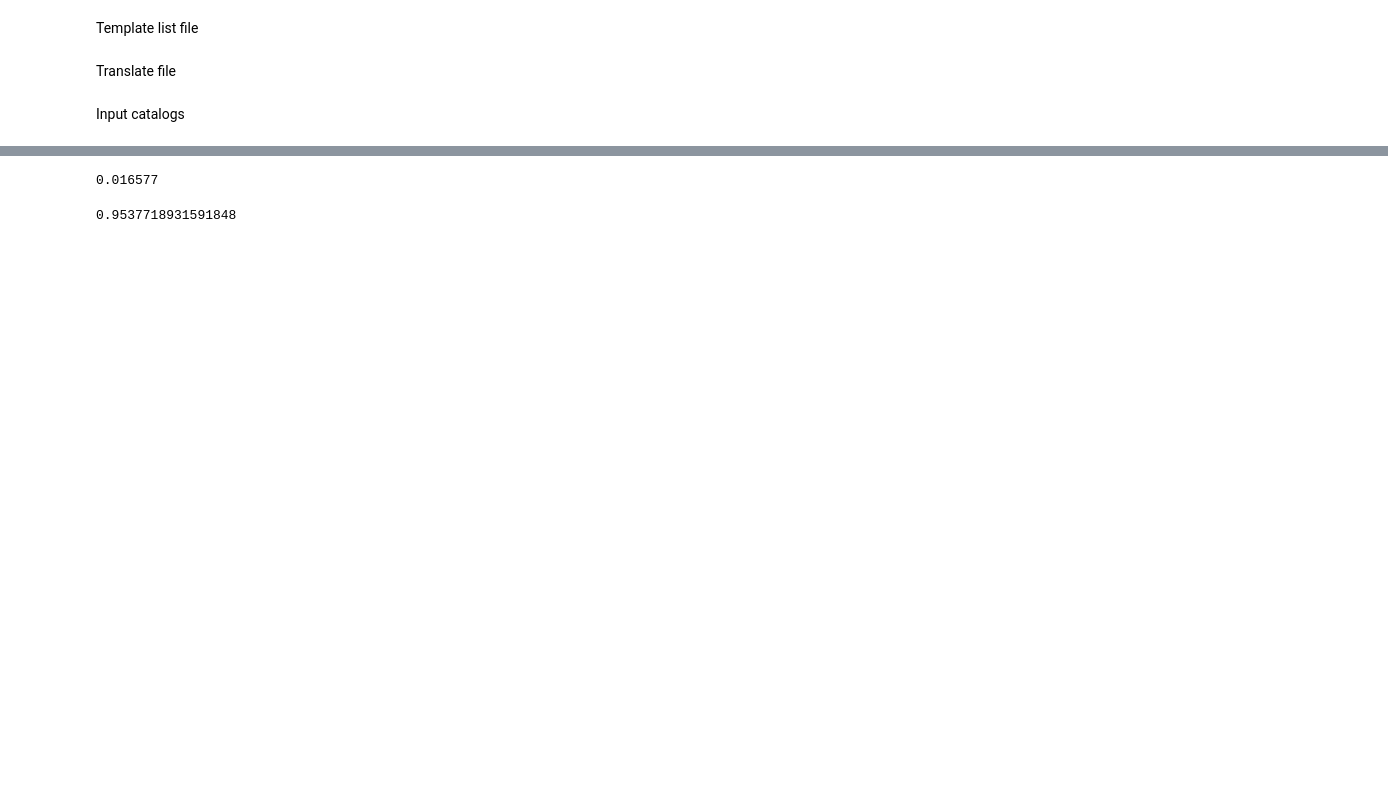
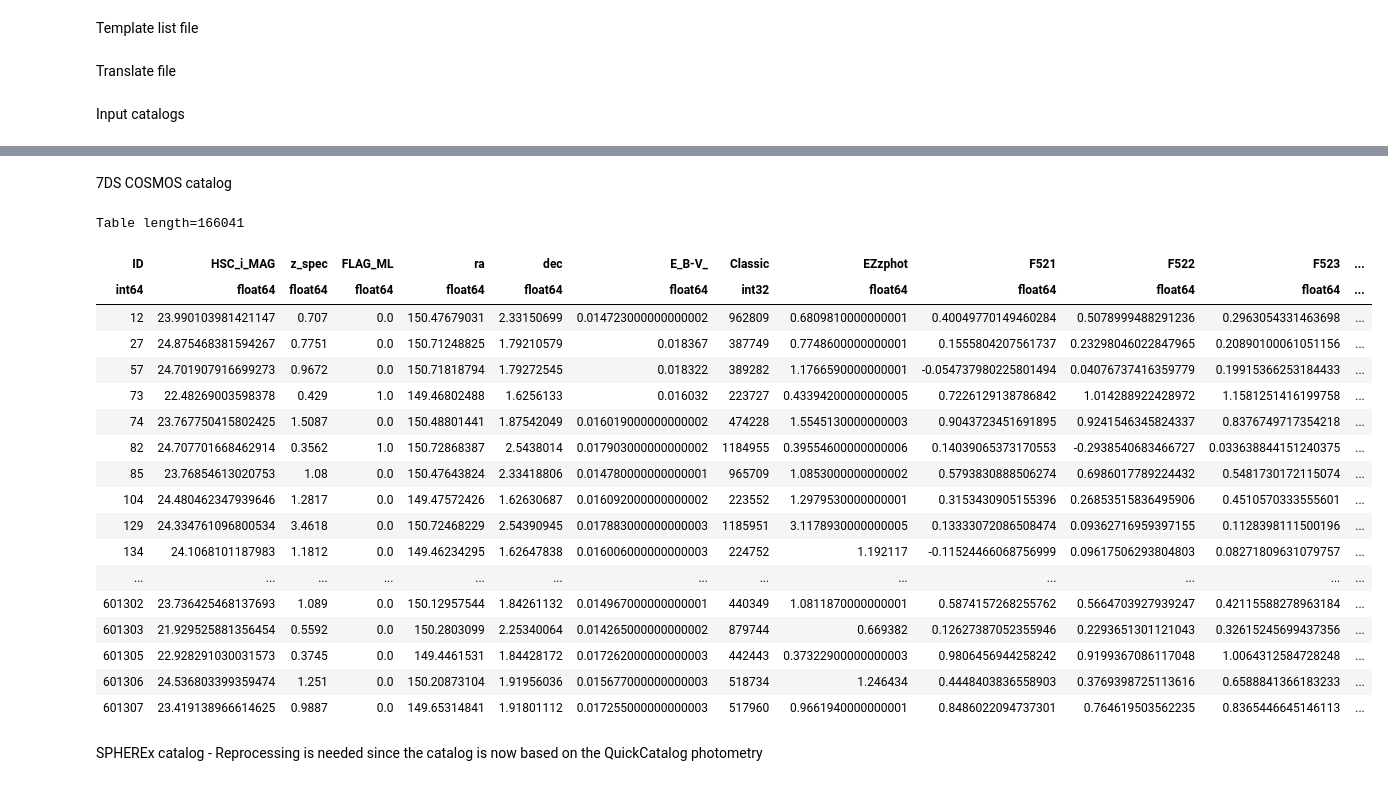
Before and after one commit to hbahk/spherex-challenge, a Jupyter notebook: joint_challenge/make_eazy_feeds.ipynb, the cells around one changed output, grey strips where cells are left out. Saved outputs shown, nothing was run; the diff lists cells and outputs as text; code cells hidden in the pictures; blank space fills up the shorter version.

Commit message:
make ez input files for 3rd challenge

```diff
--- a/joint_challenge/make_eazy_feeds.ipynb
+++ b/joint_challenge/make_eazy_feeds.ipynb
@@ -225,8 +139,65 @@ Table length=10000
-# %%
-np.median(base['E_B-V_'])
-# %% [output]
-0.016577
-# %%
-10**(-0.4 * 0.016577*3.1)
-# %% [output]
-0.9537718931591848
+# %% [markdown]
+7DS COSMOS catalog
+# %%
+datatab = Table.read(WD / "data" / "catalogs" / "Fiducial_fluxes_7DS_v2_more.fits")
+
+cosmos2020 = Table.read(WD / "data" / "catalogs" / "cosmos2020.fits")
+cosmos2020.sort("Farmer")
+
+cospd = cosmos2020.to_pandas()
+datpd = datatab["source_id", "HSC_i_MAG", "lp_zBEST", "FLAG_ML"].to_pandas()
+df = datpd.merge(
+    cospd.rename(columns={"Farmer": "source_id", "RAJ2000": "ra", "DEJ2000": "dec"})
+).rename(columns={"source_id": "ID", "lp_zBEST": "z_spec"})
+
+base = Table.from_pandas(df)
+
+fluxlabels = [
+    "fiducial_flux_RIS",
+    "fiducial_flux_WFS",
+    "fiducial_flux_IMS",
+]
+errolabels = [
+    "fiducial_error_RIS",
+    "fiducial_error_WFS",
+    "fiducial_error_IMS",
+]
+surveylabels = ["RIS", "WFS", "IMS"]
+
+np.random.seed(185)
+selectionid = np.random.choice(len(base), 10000, replace=False)
+for fl, el, sl in zip(fluxlabels, errolabels, surveylabels):
+    fiducial_flux_array = np.array(
+        [np.fromstring(row[1:-1], dtype=np.float64, sep=",") for row in datatab[fl]]
+    )
+    fiducial_erro_array = np.array(
+        [np.fromstring(row[1:-1], dtype=np.float64, sep=",") for row in datatab[el]]
+    )
+    fluxtab = Table(data=fiducial_flux_array, names=flux_colnames_7dt)
+    errotab = Table(data=fiducial_erro_array, names=erro_colnames_7dt)
+    inputtab = hstack([base, fluxtab, errotab])
+    inputtab.write(INPUTDIR / f"COSMOS_input_7DS_{sl}.fits", overwrite=True)
+# %%
+inputtab
+# %% [output]
+Table length=166041
+| ID | HSC_i_MAG | z_spec | FLAG_ML | ra | dec | E_B-V_ | Classic | EZzphot | F521 | F522 | F523 | ... |
+| int64 | float64 | float64 | float64 | float64 | float64 | float64 | int32 | float64 | float64 | float64 | float64 | ... |
+| 12 | 23.990103981421147 | 0.707 | 0.0 | 150.47679031 | 2.33150699 | 0.014723000000000002 | 962809 | 0.6809810000000001 | 0.40049770149460284 | 0.5078999488291236 | 0.2963054331463698 | ... |
+| 27 | 24.875468381594267 | 0.7751 | 0.0 | 150.71248825 | 1.79210579 | 0.018367 | 387749 | 0.7748600000000001 | 0.1555804207561737 | 0.23298046022847965 | 0.20890100061051156 | ... |
+| 57 | 24.701907916699273 | 0.9672 | 0.0 | 150.71818794 | 1.79272545 | 0.018322 | 389282 | 1.1766590000000001 | -0.054737980225801494 | 0.04076737416359779 | 0.19915366253184433 | ... |
+| 73 | 22.48269003598378 | 0.429 | 1.0 | 149.46802488 | 1.6256133 | 0.016032 | 223727 | 0.43394200000000005 | 0.7226129138786842 | 1.014288922428972 | 1.1581251416199758 | ... |
+| 74 | 23.767750415802425 | 1.5087 | 0.0 | 150.48801441 | 1.87542049 | 0.016019000000000002 | 474228 | 1.5545130000000003 | 0.9043723451691895 | 0.9241546345824337 | 0.8376749717354218 | ... |
+| 82 | 24.707701668462914 | 0.3562 | 1.0 | 150.72868387 | 2.5438014 | 0.017903000000000002 | 1184955 | 0.39554600000000006 | 0.14039065373170553 | -0.2938540683466727 | 0.033638844151240375 | ... |
+| 85 | 23.76854613020753 | 1.08 | 0.0 | 150.47643824 | 2.33418806 | 0.014780000000000001 | 965709 | 1.0853000000000002 | 0.5793830888506274 | 0.6986017789224432 | 0.5481730172115074 | ... |
+| 104 | 24.480462347939646 | 1.2817 | 0.0 | 149.47572426 | 1.62630687 | 0.016092000000000002 | 223552 | 1.2979530000000001 | 0.3153430905155396 | 0.26853515836495906 | 0.4510570333555601 | ... |
+| 129 | 24.334761096800534 | 3.4618 | 0.0 | 150.72468229 | 2.54390945 | 0.017883000000000003 | 1185951 | 3.1178930000000005 | 0.13333072086508474 | 0.09362716959397155 | 0.1128398111500196 | ... |
+| 134 | 24.1068101187983 | 1.1812 | 0.0 | 149.46234295 | 1.62647838 | 0.016006000000000003 | 224752 | 1.192117 | -0.11524466068756999 | 0.09617506293804803 | 0.08271809631079757 | ... |
+| ... | ... | ... | ... | ... | ... | ... | ... | ... | ... | ... | ... | ... |
+| 601302 | 23.736425468137693 | 1.089 | 0.0 | 150.12957544 | 1.84261132 | 0.014967000000000001 | 440349 | 1.0811870000000001 | 0.5874157268255762 | 0.5664703927939247 | 0.42115588278963184 | ... |
+| 601303 | 21.929525881356454 | 0.5592 | 0.0 | 150.2803099 | 2.25340064 | 0.014265000000000002 | 879744 | 0.669382 | 0.12627387052355946 | 0.2293651301121043 | 0.32615245699437356 | ... |
+| 601305 | 22.928291030031573 | 0.3745 | 0.0 | 149.4461531 | 1.84428172 | 0.017262000000000003 | 442443 | 0.37322900000000003 | 0.9806456944258242 | 0.9199367086117048 | 1.0064312584728248 | ... |
+| 601306 | 24.536803399359474 | 1.251 | 0.0 | 150.20873104 | 1.91956036 | 0.015677000000000003 | 518734 | 1.246434 | 0.4448403836558903 | 0.3769398725113616 | 0.6588841366183233 | ... |
+| 601307 | 23.419138966614625 | 0.9887 | 0.0 | 149.65314841 | 1.91801112 | 0.017255000000000003 | 517960 | 0.9661940000000001 | 0.8486022094737301 | 0.764619503562235 | 0.8365446645146113 | ... |
+# %% [markdown]
+SPHEREx catalog - Reprocessing is needed since the catalog is now based on the QuickCatalog photometry
```
Also changed, not shown: parts of 24 cells of this notebook.
